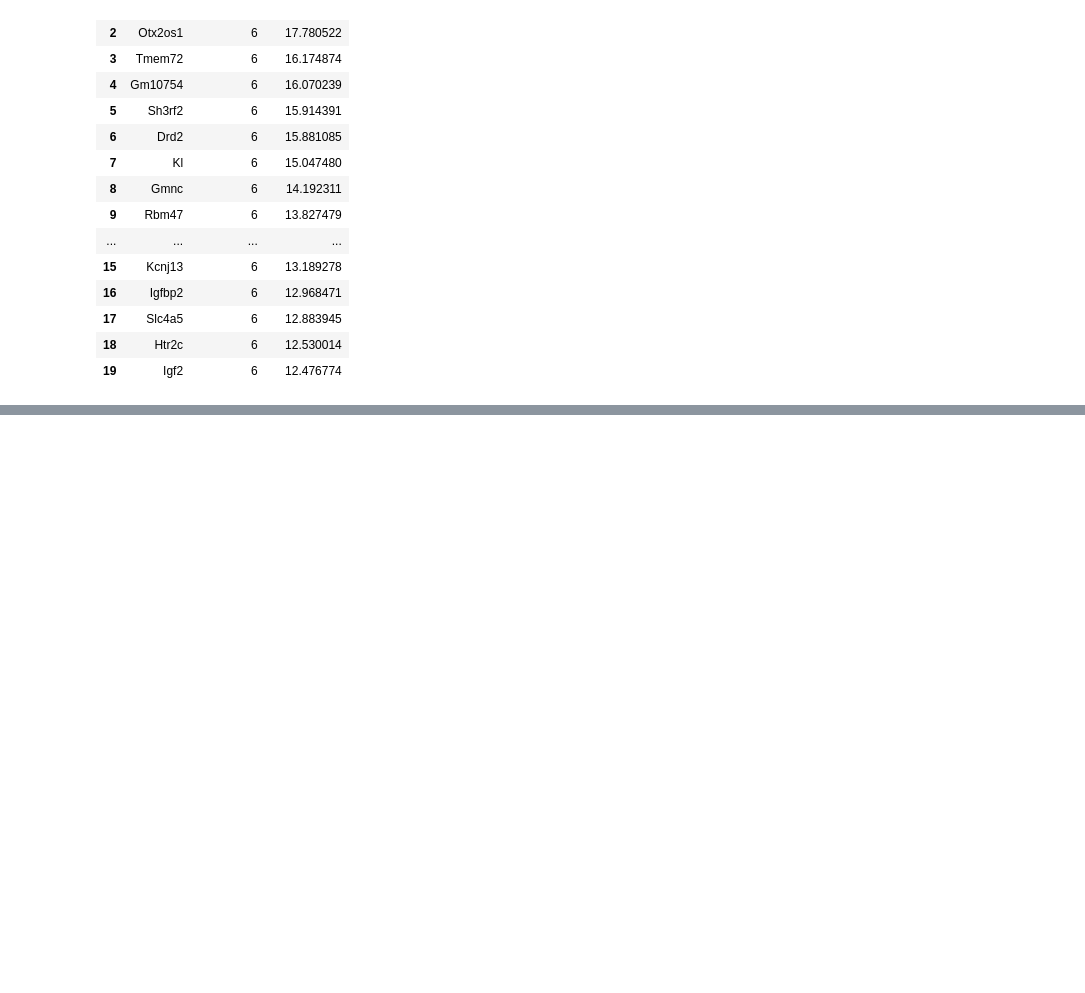
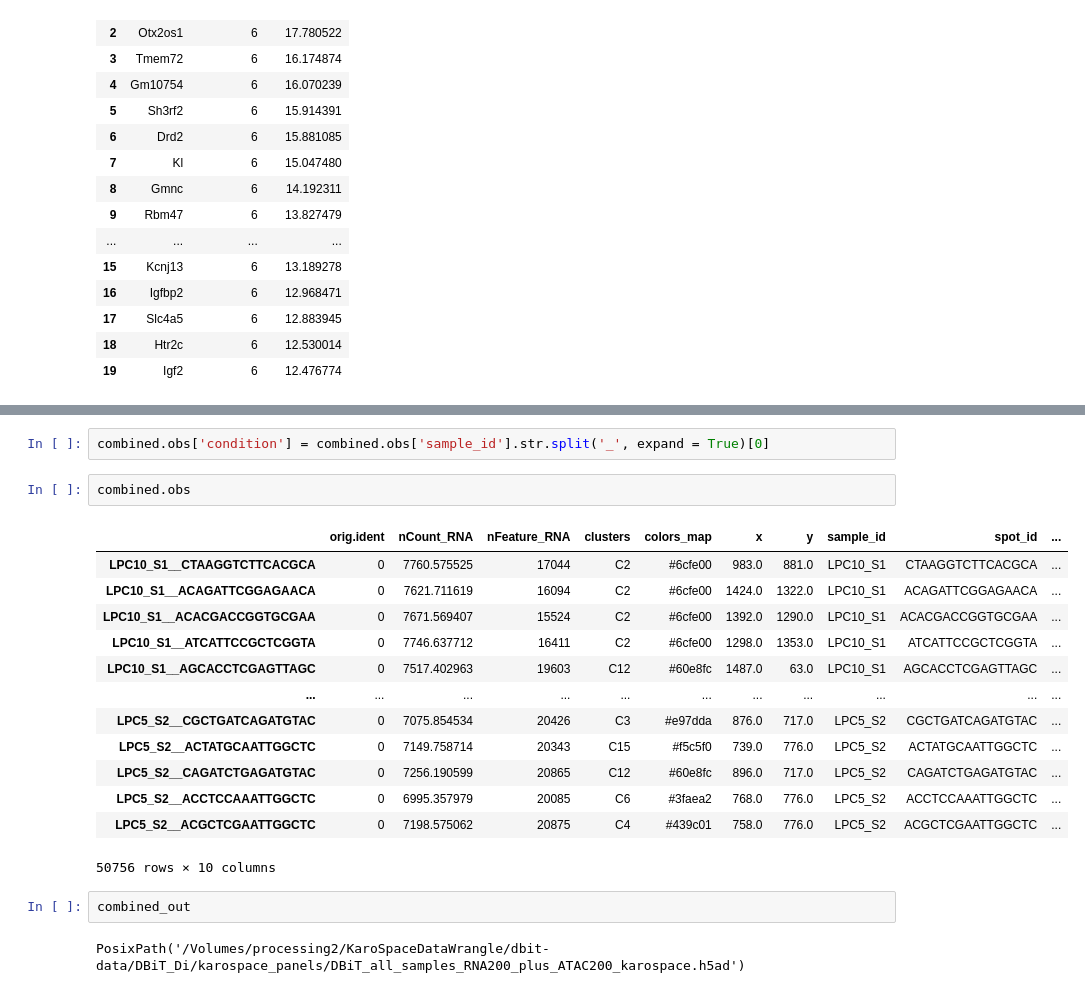
Before and after one commit to christoffermattssonlangseth/KaroSpaceDataWrangling, a Jupyter notebook: notebooks/dbit_batch_rna_atac_panels.ipynb, the cells around one changed output, grey strips where cells are left out. Saved outputs shown, nothing was run; the diff lists cells and outputs as text; blank space fills up the shorter version.

```diff
--- a/notebooks/dbit_batch_rna_atac_panels.ipynb
+++ b/notebooks/dbit_batch_rna_atac_panels.ipynb
@@ -301,0 +311,22 @@ ValueError: WRITE_COMBINED=True requires WRITE_PER_SAMPLE=True and written sampl
+# %%
+combined.obs['condition'] = combined.obs['sample_id'].str.split('_', expand = True)[0]
+# %%
+combined.obs
+# %% [output]
+|  | orig.ident | nCount_RNA | nFeature_RNA | clusters | colors_map | x | y | sample_id | spot_id | ... |
+| LPC10_S1__CTAAGGTCTTCACGCA | 0 | 7760.575525 | 17044 | C2 | #6cfe00 | 983.0 | 881.0 | LPC10_S1 | CTAAGGTCTTCACGCA | ... |
+| LPC10_S1__ACAGATTCGGAGAACA | 0 | 7621.711619 | 16094 | C2 | #6cfe00 | 1424.0 | 1322.0 | LPC10_S1 | ACAGATTCGGAGAACA | ... |
+| LPC10_S1__ACACGACCGGTGCGAA | 0 | 7671.569407 | 15524 | C2 | #6cfe00 | 1392.0 | 1290.0 | LPC10_S1 | ACACGACCGGTGCGAA | ... |
+| LPC10_S1__ATCATTCCGCTCGGTA | 0 | 7746.637712 | 16411 | C2 | #6cfe00 | 1298.0 | 1353.0 | LPC10_S1 | ATCATTCCGCTCGGTA | ... |
+| LPC10_S1__AGCACCTCGAGTTAGC | 0 | 7517.402963 | 19603 | C12 | #60e8fc | 1487.0 | 63.0 | LPC10_S1 | AGCACCTCGAGTTAGC | ... |
+| ... | ... | ... | ... | ... | ... | ... | ... | ... | ... | ... |
+| LPC5_S2__CGCTGATCAGATGTAC | 0 | 7075.854534 | 20426 | C3 | #e97dda | 876.0 | 717.0 | LPC5_S2 | CGCTGATCAGATGTAC | ... |
+| LPC5_S2__ACTATGCAATTGGCTC | 0 | 7149.758714 | 20343 | C15 | #f5c5f0 | 739.0 | 776.0 | LPC5_S2 | ACTATGCAATTGGCTC | ... |
+| LPC5_S2__CAGATCTGAGATGTAC | 0 | 7256.190599 | 20865 | C12 | #60e8fc | 896.0 | 717.0 | LPC5_S2 | CAGATCTGAGATGTAC | ... |
+| LPC5_S2__ACCTCCAAATTGGCTC | 0 | 6995.357979 | 20085 | C6 | #3faea2 | 768.0 | 776.0 | LPC5_S2 | ACCTCCAAATTGGCTC | ... |
+| LPC5_S2__ACGCTCGAATTGGCTC | 0 | 7198.575062 | 20875 | C4 | #439c01 | 758.0 | 776.0 | LPC5_S2 | ACGCTCGAATTGGCTC | ... |
+50756 rows × 10 columns
+# %%
+combined_out
+# %% [output]
+PosixPath('/Volumes/processing2/KaroSpaceDataWrangle/dbit-data/DBiT_Di/karospace_panels/DBiT_all_samples_RNA200_plus_ATAC200_karospace.h5ad')
```
Also changed, not shown: parts of 8 cells of this notebook.
